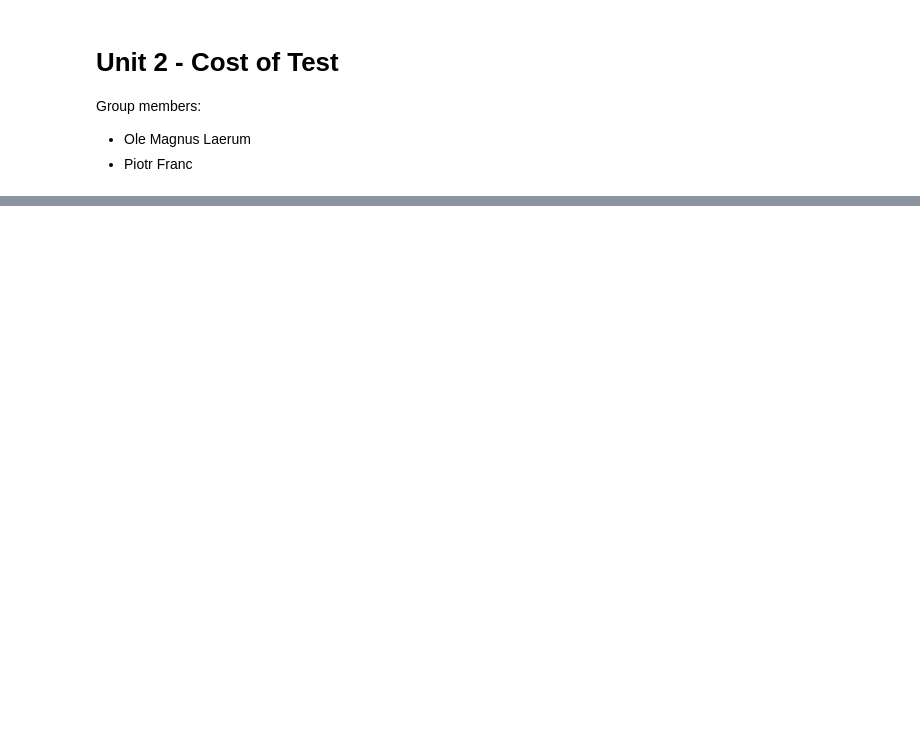
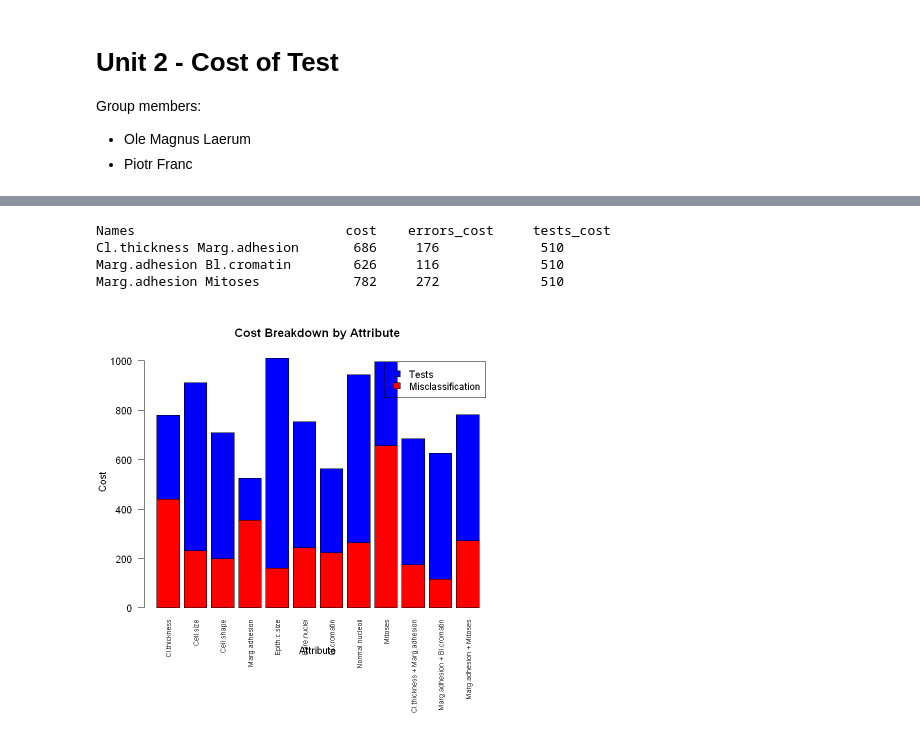
Before and after one commit to Olerum/EDM_UPV, a Jupyter notebook: 01__Unit1__Cost_of_Teacher_and_Test/unit2_cost_of_test.ipynb, the cells around one changed output, grey strips where cells are left out. Cells and saved outputs as stored; diff of their text form; code cells hidden in the pictures; blank space fills up the shorter version.

Commit message:
Finished cost of test

```diff
--- a/01__Unit1__Cost_of_Teacher_and_Test/unit2_cost_of_test.ipynb
+++ b/01__Unit1__Cost_of_Teacher_and_Test/unit2_cost_of_test.ipynb
@@ -11,24 +11,16 @@ Consider the dataset Breastcancer with the following partition train/test. Consi
 
 Try to minimise the global cost of your model. Draw a plot of test cost versus missclassification cost of the different options explored.
 # %%
-# install.packages("caret")
-# install.packages("mlbench")
-# install.packages("C50")
 library(caret)
+
 library(mlbench)
-
 data(BreastCancer)
 BreastCancer<-BreastCancer[,-1]
 set.seed(480)
 BreastCancer<-BreastCancer[complete.cases(BreastCancer),]
 hv_index <- createDataPartition(BreastCancer$Class, p = .75, list = FALSE)
-tr <- BreastCancer[ hv_index, ]
-te <- BreastCancer[-hv_index, ]
+train <- BreastCancer[ hv_index, ]
+test <- BreastCancer[-hv_index, ]
 testscosts<-c(2,4,3,1,5,3,2,4,2,0)
 cost_FP = 4
 cost_FN = 20
-# %%
-set.seed(144)
-index <- createDataPartition(BreastCancer$Class, p = 0.8, list = FALSE)
-train = BreastCancer[ index,]
-test  = BreastCancer[-index,]
@@ -68,0 +97,45 @@ ERROR: Error: object 'selected_indices' not found
+# %%
+# Marg.adhesion + Cl.thickness
+costs_1_4 = get_costs(c(1,4))
+costs_4_7 = get_costs(c(4,7))
+costs_4_9 = get_costs(c(4,9))
+# %%
+cat("Names\t\t\t\tcost\terrors_cost\ttests_cost\n")
+
+cat(names(BreastCancer)[c(1,4)],"\t",costs_1_4$total_cost, "\t", costs_1_4$errors_cost, "\t\t", costs_1_4$tests_cost, "\n")
+
+cat(names(BreastCancer)[c(4,7)],"\t",costs_4_7$total_cost, "\t", costs_4_7$errors_cost, "\t\t", costs_4_7$tests_cost, "\n")
+
+cat(names(BreastCancer)[c(4,9)],"  \t",costs_4_9$total_cost, "\t", costs_4_9$errors_cost, "\t\t", costs_4_9$tests_cost, "\n")
+# %% [output]
+Names                           cost    errors_cost     tests_cost
+Cl.thickness Marg.adhesion       686     176             510
+Marg.adhesion Bl.cromatin        626     116             510
+Marg.adhesion Mitoses            782     272             510
+# %%
+df <- data.frame(
+    Id = 1:9,
+    Attribute = sapply(1:9, function(i) names(BreastCancer)[i]),
+    Errors_Cost = sapply(attrs_results, function(x) x$errors_cost),
+    Tests_Cost = sapply(attrs_results, function(x) x$tests_cost)
+)
+
+combined_costs <- data.frame(
+    Id = c(10, 11, 12),
+    Attribute = c("Cl.thickness + Marg.adhesion", "Marg.adhesion + Bl.cromatin", "Marg.adhesion + Mitoses"),
+    Errors_Cost = c(costs_1_4$errors_cost, costs_4_7$errors_cost, costs_4_9$errors_cost),
+    Tests_Cost = c(costs_1_4$tests_cost, costs_4_7$tests_cost, costs_4_9$tests_cost)
+)
+
+df <- rbind(df, combined_costs)
+
+cost_matrix <- t(as.matrix(df[, c("Errors_Cost", "Tests_Cost")]))
+
+par(mar = c(10, 4, 4, 2))
+
+# Stacked bar plot
+barplot(cost_matrix, beside = FALSE, names.arg = df$Attribute, col = c("red", "blue"),
+        main = "Cost Breakdown by Attribute", xlab = "Attribute", ylab = "Cost",
+        legend.text = c("Misclassification", "Tests"), las = 2, cex.names = 0.7, ylim = c(0, max(cost_matrix) * 1.2))
+# %% [output]
+[figure, added]
```
Also changed, not shown: parts of 11 cells of this notebook.
